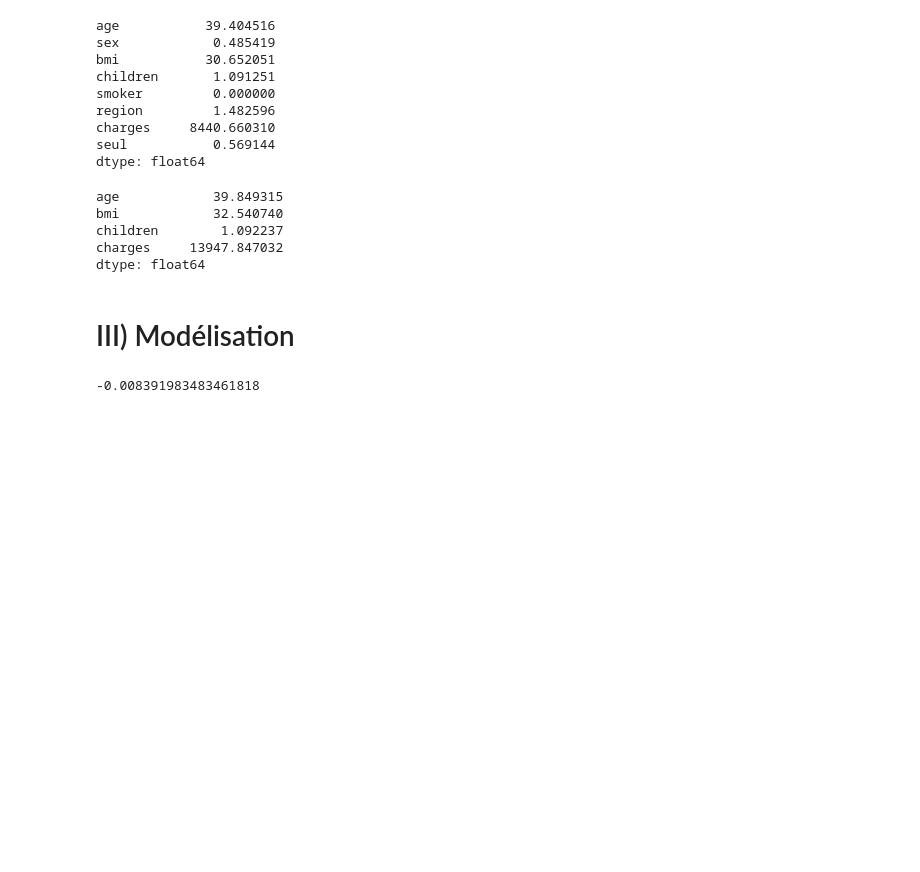
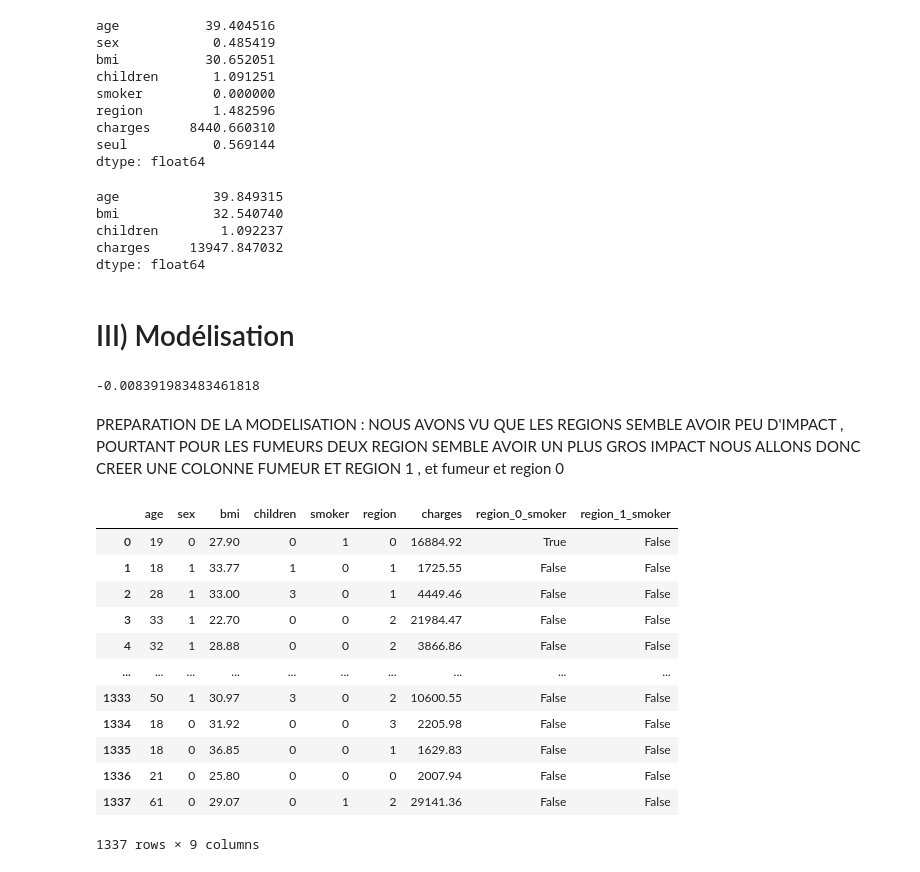
Before and after one commit to JynMoriarty/Assurance, a Jupyter notebook: analysis.ipynb, the cells around one changed output. Saved outputs shown, nothing was run; the diff lists cells and outputs as text; code cells hidden in the pictures; blank space fills up the shorter version.

Commit message:
region_smoker

```diff
--- a/analysis.ipynb
+++ b/analysis.ipynb
@@ -805,3 +848,10 @@ dummy.fit(X_train, y_train)
 dummy.score(X_test, y_test)
 # %% [output]
 -0.008391983483461818
+# %% [markdown]
+PREPARATION DE LA MODELISATION :
+NOUS AVONS VU QUE LES REGIONS SEMBLE AVOIR PEU D'IMPACT , POURTANT POUR LES FUMEURS DEUX REGION SEMBLE AVOIR UN PLUS GROS IMPACT
+NOUS ALLONS DONC CREER UNE COLONNE FUMEUR ET REGION 1 , et fumeur et region 0
+# %%
+# Créer une série de booléens indiquant si chaque personne est un fumeur
+is_smoker = categ['smoker'] == 1
@@ -807,0 +864,22 @@ dummy.score(X_test, y_test)
+# %%
+# Créer une colonne indiquant par 0 ou 1 si la personne est un fumeur de la région 0
+categ['region_0_smoker'] = (categ['region'] == 0) & is_smoker
+
+# Créer une colonne indiquant par 0 ou 1 si la personne est un fumeur de la région 1
+categ['region_1_smoker'] = (categ['region'] == 1) & is_smoker
+# %%
+categ
+# %% [output]
+|  | age | sex | bmi | children | smoker | region | charges | region_0_smoker | region_1_smoker |
+| 0 | 19 | 0 | 27.90 | 0 | 1 | 0 | 16884.92 | True | False |
+| 1 | 18 | 1 | 33.77 | 1 | 0 | 1 | 1725.55 | False | False |
+| 2 | 28 | 1 | 33.00 | 3 | 0 | 1 | 4449.46 | False | False |
+| 3 | 33 | 1 | 22.70 | 0 | 0 | 2 | 21984.47 | False | False |
+| 4 | 32 | 1 | 28.88 | 0 | 0 | 2 | 3866.86 | False | False |
+| ... | ... | ... | ... | ... | ... | ... | ... | ... | ... |
+| 1333 | 50 | 1 | 30.97 | 3 | 0 | 2 | 10600.55 | False | False |
+| 1334 | 18 | 0 | 31.92 | 0 | 0 | 3 | 2205.98 | False | False |
+| 1335 | 18 | 0 | 36.85 | 0 | 0 | 1 | 1629.83 | False | False |
+| 1336 | 21 | 0 | 25.80 | 0 | 0 | 0 | 2007.94 | False | False |
+| 1337 | 61 | 0 | 29.07 | 0 | 1 | 2 | 29141.36 | False | False |
+1337 rows × 9 columns
```
Also changed, not shown: parts of 14 cells of this notebook, 2 other files.
